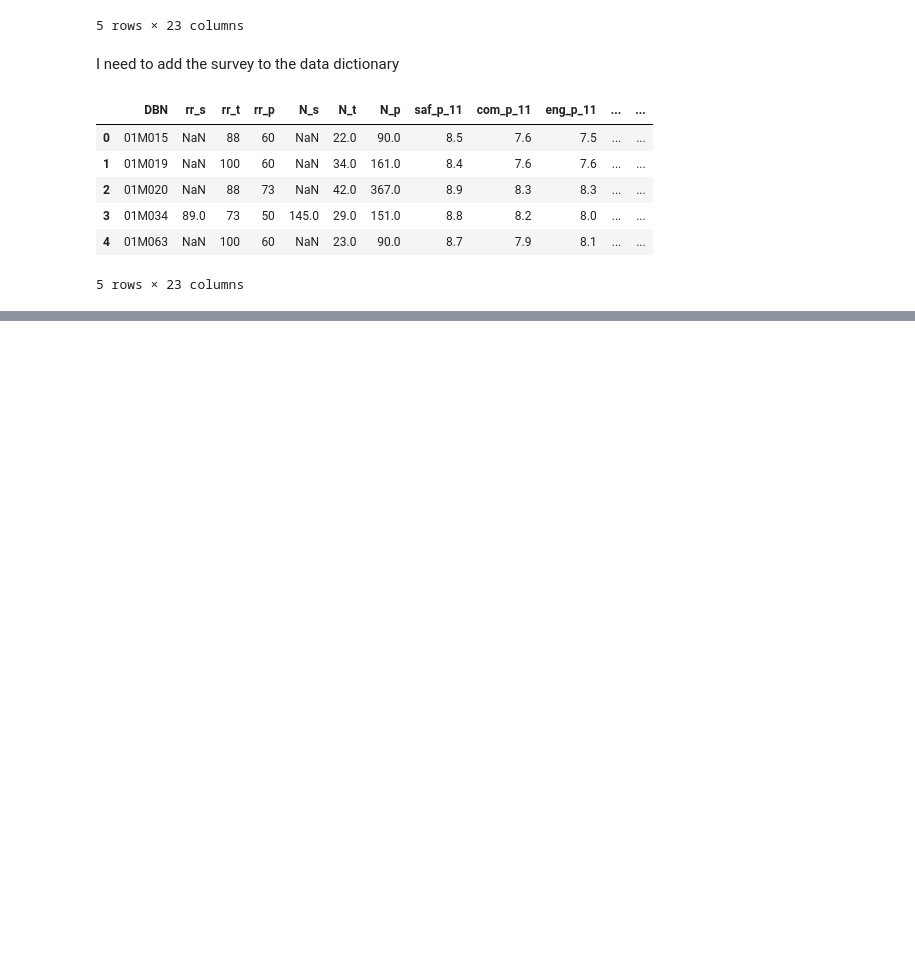
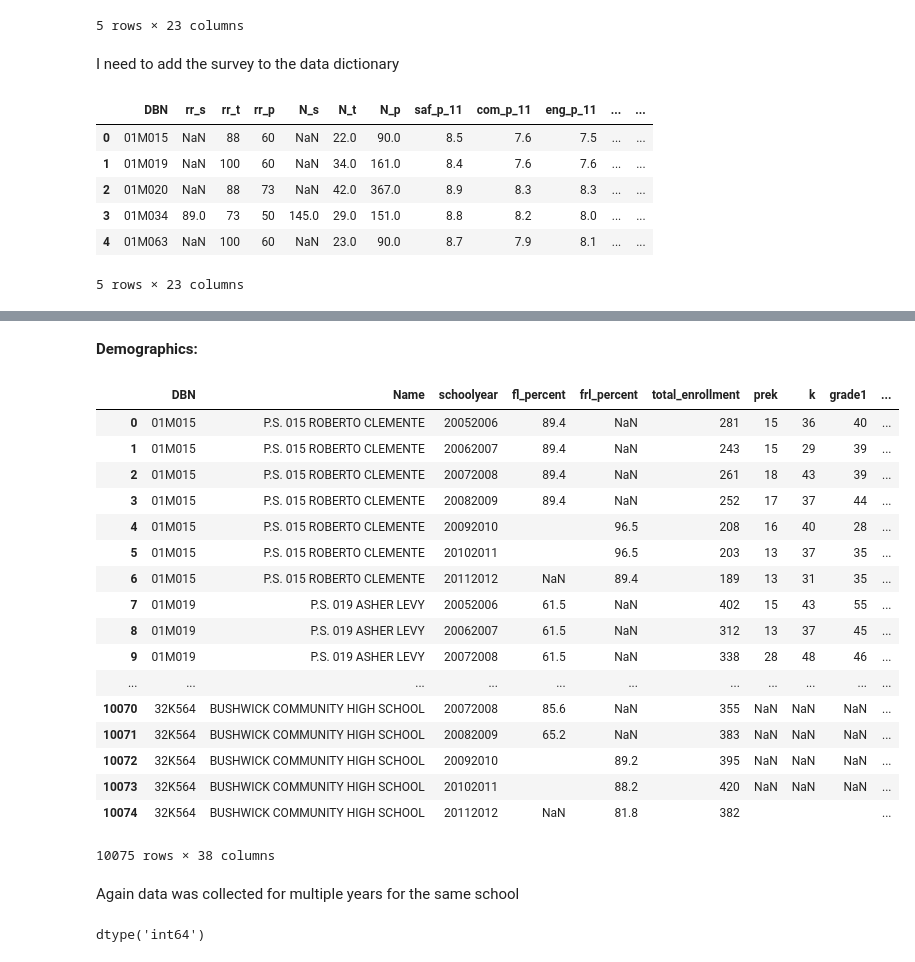
Before and after one commit to PukkaPad/data-storytelling-SAT-NewYork, a Jupyter notebook: DataStorytelling-SAT-NewYork.ipynb, the cells around one changed output, grey strips where cells are left out. Drawn from its saved outputs; the diff is of its cells as text; code cells hidden in the pictures; blank space fills up the shorter version.

Commit message:
WIP finished data cleaning process :sparkles:

```diff
--- a/DataStorytelling-SAT-NewYork.ipynb
+++ b/DataStorytelling-SAT-NewYork.ipynb
@@ -183,0 +247,5 @@ data['survey'].head()
+# %%
+Class_size = data["Class_size"]
+Class_size = Class_size[Class_size["GRADE "] == "09-12"]
+Class_size = Class_size[Class_size["PROGRAM TYPE"] == "GEN ED"]
+Class_size = Class_size.groupby("DBN").agg(np.mean)
@@ -183,0 +264,3 @@ data['survey'].head()
+# %%
+Class_size.reset_index(inplace=True)
+data["Class_size"] = Class_size
@@ -183,0 +286,2 @@ data['survey'].head()
+# %%
+data["Math_test_results"] = data["Math_test_results"][data["Math_test_results"]["Year"] == 2011]
@@ -183,0 +309,2 @@ data['survey'].head()
+# %%
+data["Math_test_results"] = data["Math_test_results"][data["Math_test_results"]["Grade"] == "8"]
@@ -183,0 +320,29 @@ data['survey'].head()
+# %% [markdown]
+**Demographics:**
+# %%
+data["Demographics"]
+# %% [output]
+|  | DBN | Name | schoolyear | fl_percent | frl_percent | total_enrollment | prek | k | grade1 | ... |
+| 0 | 01M015 | P.S. 015 ROBERTO CLEMENTE | 20052006 | 89.4 | NaN | 281 | 15 | 36 | 40 | ... |
+| 1 | 01M015 | P.S. 015 ROBERTO CLEMENTE | 20062007 | 89.4 | NaN | 243 | 15 | 29 | 39 | ... |
+| 2 | 01M015 | P.S. 015 ROBERTO CLEMENTE | 20072008 | 89.4 | NaN | 261 | 18 | 43 | 39 | ... |
+| 3 | 01M015 | P.S. 015 ROBERTO CLEMENTE | 20082009 | 89.4 | NaN | 252 | 17 | 37 | 44 | ... |
+| 4 | 01M015 | P.S. 015 ROBERTO CLEMENTE | 20092010 |  | 96.5 | 208 | 16 | 40 | 28 | ... |
+| 5 | 01M015 | P.S. 015 ROBERTO CLEMENTE | 20102011 |  | 96.5 | 203 | 13 | 37 | 35 | ... |
+| 6 | 01M015 | P.S. 015 ROBERTO CLEMENTE | 20112012 | NaN | 89.4 | 189 | 13 | 31 | 35 | ... |
+| 7 | 01M019 | P.S. 019 ASHER LEVY | 20052006 | 61.5 | NaN | 402 | 15 | 43 | 55 | ... |
+| 8 | 01M019 | P.S. 019 ASHER LEVY | 20062007 | 61.5 | NaN | 312 | 13 | 37 | 45 | ... |
+| 9 | 01M019 | P.S. 019 ASHER LEVY | 20072008 | 61.5 | NaN | 338 | 28 | 48 | 46 | ... |
+| ... | ... | ... | ... | ... | ... | ... | ... | ... | ... | ... |
+| 10070 | 32K564 | BUSHWICK COMMUNITY HIGH SCHOOL | 20072008 | 85.6 | NaN | 355 | NaN | NaN | NaN | ... |
+| 10071 | 32K564 | BUSHWICK COMMUNITY HIGH SCHOOL | 20082009 | 65.2 | NaN | 383 | NaN | NaN | NaN | ... |
+| 10072 | 32K564 | BUSHWICK COMMUNITY HIGH SCHOOL | 20092010 |  | 89.2 | 395 | NaN | NaN | NaN | ... |
+| 10073 | 32K564 | BUSHWICK COMMUNITY HIGH SCHOOL | 20102011 |  | 88.2 | 420 | NaN | NaN | NaN | ... |
+| 10074 | 32K564 | BUSHWICK COMMUNITY HIGH SCHOOL | 20112012 | NaN | 81.8 | 382 |  |  |  | ... |
+10075 rows × 38 columns
+# %% [markdown]
+Again data was collected for multiple years for the same school
+# %%
+data["Demographics"]["schoolyear"].dtype
+# %% [output]
+dtype('int64')
```
Also changed, not shown: parts of 28 cells of this notebook, 1 other file.
